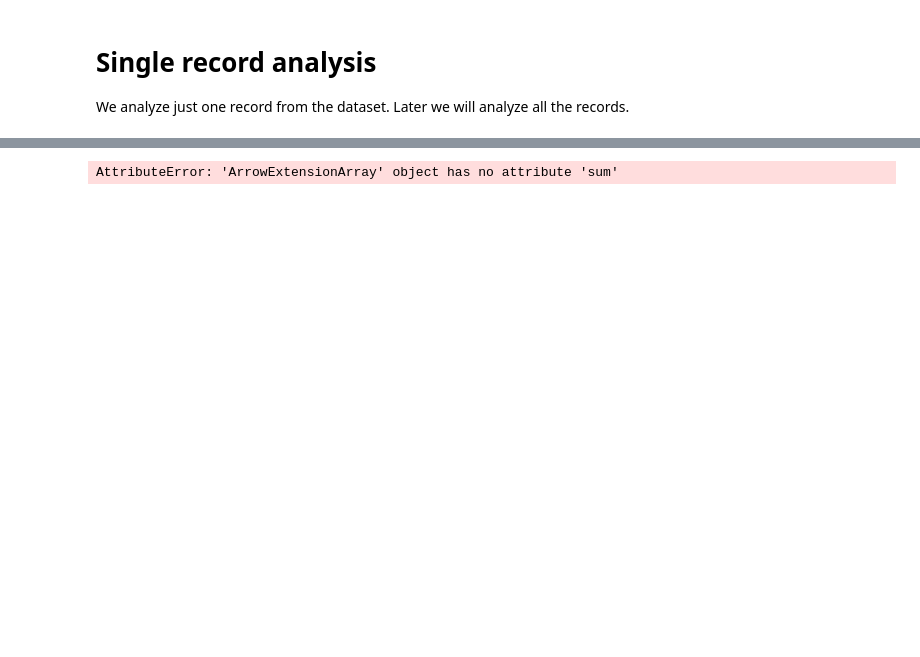
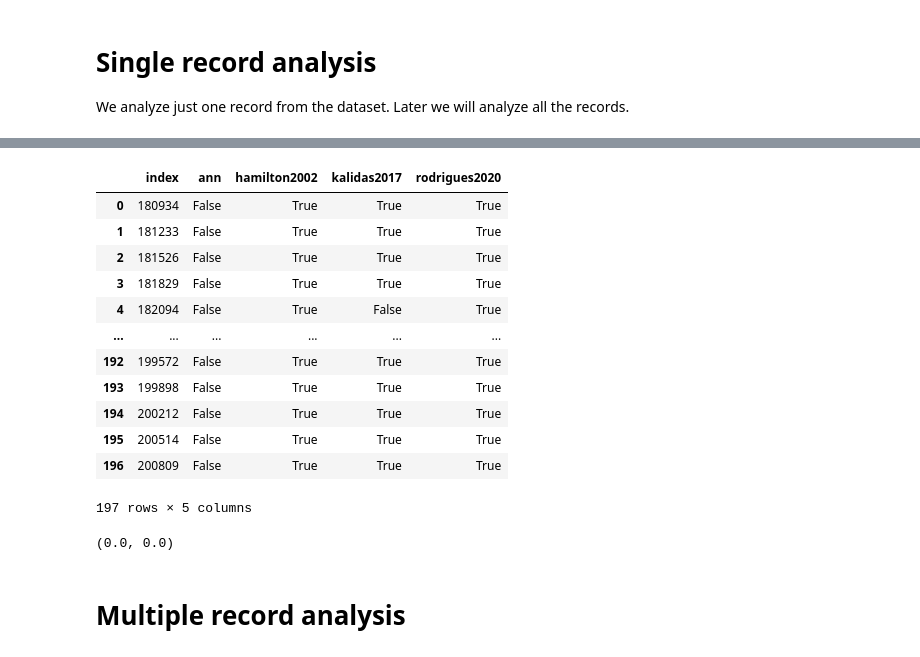
Before and after one commit to Vinicius667/ectopic_beats_detection, a Jupyter notebook: 02_neurokit.ipynb, the cells around one changed output, grey strips where cells are left out. Cells and saved outputs as stored; diff of their text form; code cells hidden in the pictures; blank space fills up the shorter version.

```diff
--- a/02_neurokit.ipynb
+++ b/02_neurokit.ipynb
@@ -181,0 +44,29 @@ Length: 148, dtype: bool[pyarrow]
+# %%
+# Load record
+
+record_num = 107
+total_time = 60 # seconds
+offset = 500 # seconds
+
+df_beats, ecg, start_samples, end_samples, fs = create_df_beats(record_num, total_time, offset, derised_anns = LIST_BEATS_1)
+
+
+
+dict_results, first_used_sample, last_used_sample = create_dict_results(ecg, methods, start_samples, end_samples, fs, 2, 2)
+
+# Now the operations are performed on the time window, we can discard the first and last n seconds
+ecg = ecg.loc[first_used_sample:last_used_sample]
+df_beats = df_beats[(df_beats.peak_index >= first_used_sample) & (df_beats.peak_index <= last_used_sample)].reset_index(drop = True)
+
+x_xis_factor = 1 #1/fs # 1/fs = seconds, 1 = samples
+
+fig = plot_results(dict_results,df_beats, ecg, LIST_BEATS_1, x_xis_factor = 1)
+#Define x zoom
+fig.update_xaxes(range=[first_used_sample * x_xis_factor, (first_used_sample + 10 * fs) * x_xis_factor ])
+
+fig.show()
+df_comp_methods = create_compare_df(df_beats, dict_results)
+for method in methods:
+    precision, accuracy = calculate_metrics(df_comp_methods, method)
+
+    print(f'{method}:\n\tPrecision: {100*precision:.2f} %\n\tAccuracy: {100*accuracy:.2f} %\n')
@@ -182,16 +85,30 @@ Length: 148, dtype: bool[pyarrow]
+# %%
+df_comp_methods
+# %% [output]
+|  | index | ann | hamilton2002 | kalidas2017 | rodrigues2020 |
+| 0 | 180934 | False | True | True | True |
+| 1 | 181233 | False | True | True | True |
+| 2 | 181526 | False | True | True | True |
+| 3 | 181829 | False | True | True | True |
+| 4 | 182094 | False | True | False | True |
+| ... | ... | ... | ... | ... | ... |
+| 192 | 199572 | False | True | True | True |
+| 193 | 199898 | False | True | True | True |
+| 194 | 200212 | False | True | True | True |
+| 195 | 200514 | False | True | True | True |
+| 196 | 200809 | False | True | True | True |
+197 rows × 5 columns
 # %%
-for method in methods:
-    true_positive = ((df_comp_methods['ann'] == True) & (df_comp_methods[method]) == True).values.sum()
-    true_negative = ((df_comp_methods['ann'] == False) & (df_comp_methods[method]) == False).values.sum()
-    false_positive = ((df_comp_methods['ann'] == False) & (df_comp_methods[method] == True)).values.sum()
-    false_negative = ((df_comp_methods['ann'] == True) & (df_comp_methods[method] == False)).values.sum()
+true_positive = ((df_comp_methods['ann'] == True) & (
+    df_comp_methods[method]) == True).values.sum()
+true_negative = ((df_comp_methods['ann'] == False) & (
+    df_comp_methods[method]) == False).values.sum()
+false_positive = ((df_comp_methods['ann'] == False) & (
+    df_comp_methods[method] == True)).values.sum()
+false_negative = ((df_comp_methods['ann'] == True) & (
+    df_comp_methods[method] == False)).values.sum()
 
-
-    precision = true_positive / (true_positive + false_positive)
-    recall = true_positive / (true_positive + false_negative)
-    accuracy = (true_positive + true_negative) / (true_positive + true_negative + false_positive + false_negative)
-
-
-    print(f'{method}:\n\tPrecision: {100*precision:.2f} %\n\tRecall: {100*recall:.2f} %\n\tAccuracy: {100*accuracy:.2f} %\n')
+precision = true_positive / (true_positive + false_positive)
+# recall = true_positive / (true_positive + false_negative)
+accuracy = (true_positive + true_negative) / (true_positive +
+                                                true_negative + false_positive + false_negative)
-# %% [output]
-AttributeError: 'ArrowExtensionArray' object has no attribute 'sum'
@@ -220,0 +115,6 @@ for idx, row in df_record_lead_ann.iterrows():
+# %%
+precision, accuracy
+# %% [output]
+(0.0, 0.0)
+# %% [markdown]
+# Multiple record analysis
```
Also changed, not shown: parts of 26 cells of this notebook, 4 other files.
